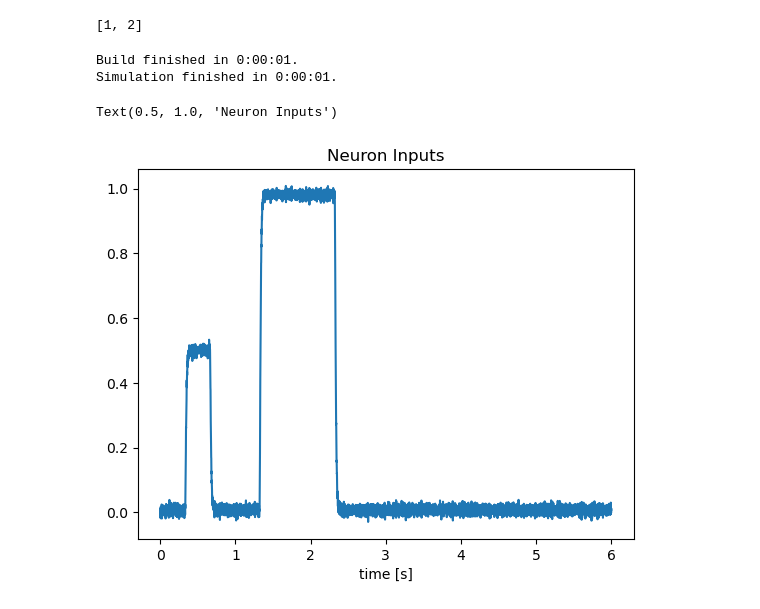
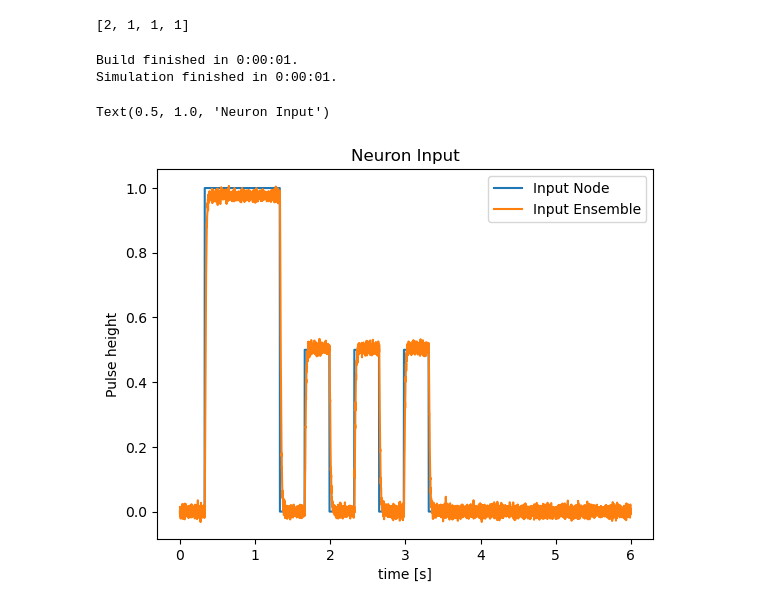
Before and after one commit to alexmercier5/Neurmorph_Final, a Jupyter notebook: final.ipynb, the cells around one changed output. Drawn from its saved outputs; the diff is of its cells as text; code cells hidden in the pictures.

```diff
--- a/final.ipynb
+++ b/final.ipynb
@@ -106,36 +108,42 @@ send_inp = [] #1 for dot; 2 for dash
 count = 0
 #determine if there is a dot or dash
 for i in range(len(temp_inputs)):
+    #current is a 1 and there is three 1's in a row - append a 2 (dash)
     if temp_inputs[i] == '1':
         count += 1
         if count == 3:
             send_inp.append(2)
             count = 0
+    #current is a 0 and the count of 1's is 1 - append a 1 (dot)
     if temp_inputs[i] == '0' and count == 1:
         send_inp.append(1)
         count = 0
+    #need to add condidtion for stringing two characters together
 print(send_inp)
 
 with model:
+    #function for input node (takes array with 1,2 format)
     def input_func(array_in):
         t = [0]
         x = [0]
         for i in array_in:
+            #if there is a dot, first send 0 for .33 s then a pulse (h=.5) for .33 s.
             if i == 1:
                 x.append(.5)
                 x.append(0)
                 t.append(t[-1]+.33)
                 t.append(t[-1]+.33)
+            #if there is a dash, first send 0 for .33 s then a pulse for 1 s.
             elif i ==2:
                 x.append(1)
                 x.append(0)
-                t.append(t[-1]+.66)
+                t.append(t[-1]+.33)
                 t.append(t[-1]+1)
         piecewise = Piecewise({time:value for time, value in zip(t,x)})
         return piecewise
 
     input_node = nengo.Node(input_func(send_inp))
 # %% [output]
-[1, 2]
+[2, 1, 1, 1]
 # %%
 with model:
@@ -154,11 +166,12 @@ Build finished in 0:00:01.
 Simulation finished in 0:00:01.
 # %%
 plt.figure()
-#plt.plot(sim.trange(), sim.data[probe1], label="Input Node")
+plt.plot(sim.trange(), sim.data[probe1], label="Input Node")
 plt.plot(sim.trange(), sim.data[probe2], label="Input Ensemble")
+plt.legend(loc="upper right")
 plt.xlabel("time [s]")
-#plt.legend([1, 2, 3, 4, 5])
-plt.title("Neuron Inputs")
+plt.ylabel("Pulse height")
+plt.title("Neuron Input")
 # %% [output]
-Text(0.5, 1.0, 'Neuron Inputs')
+Text(0.5, 1.0, 'Neuron Input')
-[figure, old version]
+[figure, new version]
```
Also changed, not shown: parts of 5 cells of this notebook, 5 other files.
